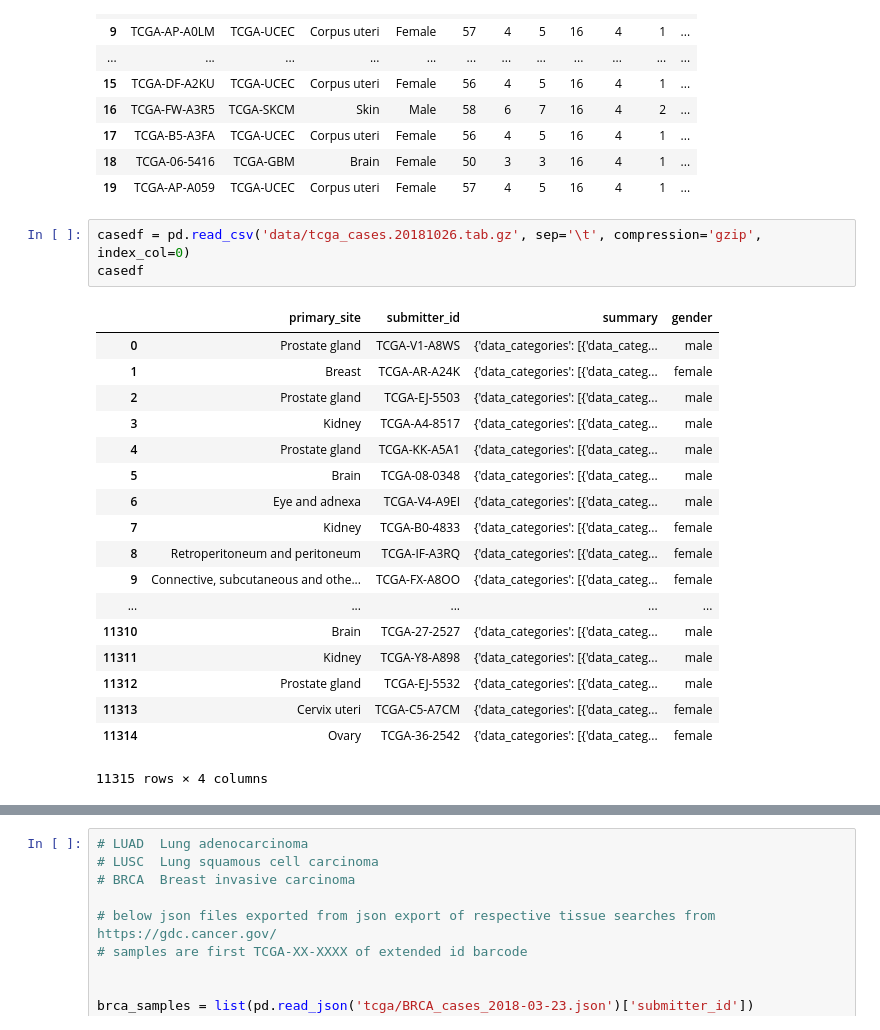
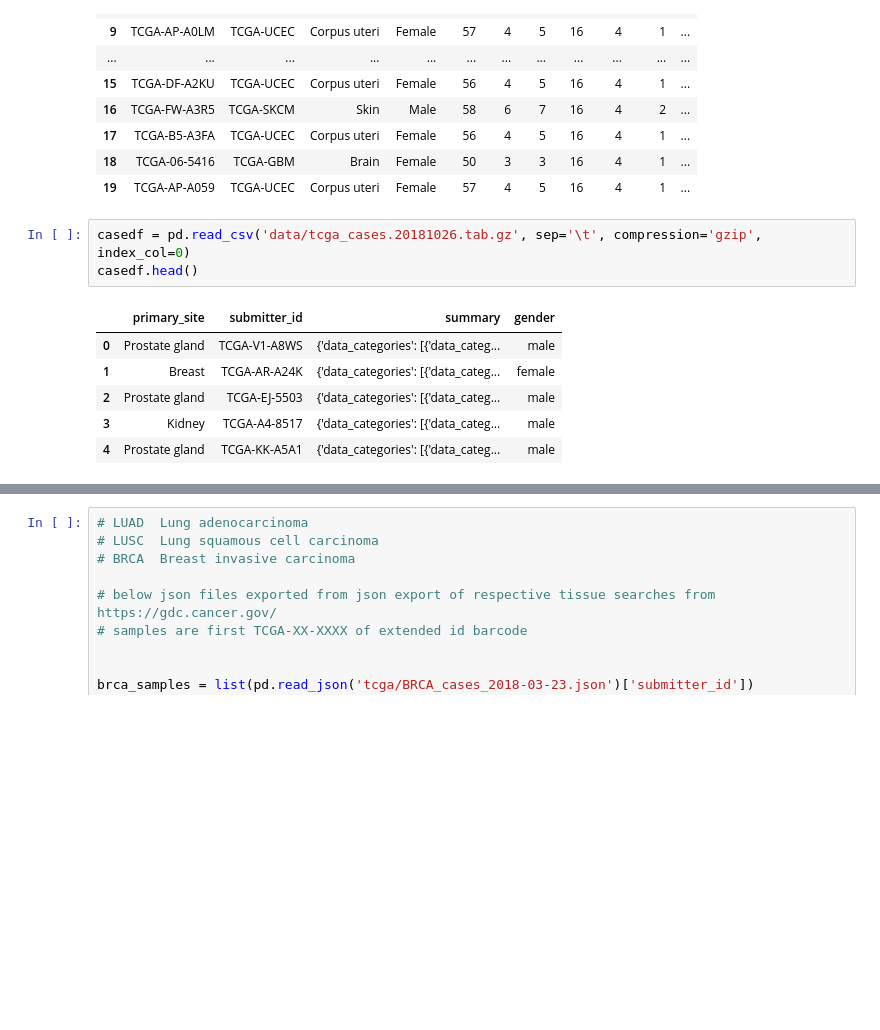
Before and after one commit to thjmattth/clove, a Jupyter notebook: tcga_sandbox.ipynb, the cells around one changed output, grey strips where cells are left out. Cells and saved outputs as stored; diff of their text form; blank space fills up the shorter version.

```diff
--- a/tcga_sandbox.ipynb
+++ b/tcga_sandbox.ipynb
@@ -28,24 +28,12 @@ exp = pd.read_csv('tcga/out_noDuplicateSLC35E2.tsv.gz',compression='gzip', sep='
 | 19 | TCGA-AP-A059 | TCGA-UCEC | Corpus uteri | Female | 57 | 4 | 5 | 16 | 4 | 1 | ... |
 # %%
 casedf = pd.read_csv('data/tcga_cases.20181026.tab.gz', sep='\t', compression='gzip', index_col=0)
-casedf
+casedf.head()
 # %% [output]
 |  | primary_site | submitter_id | summary | gender |
 | 0 | Prostate gland | TCGA-V1-A8WS | {'data_categories': [{'data_categ... | male |
 | 1 | Breast | TCGA-AR-A24K | {'data_categories': [{'data_categ... | female |
 | 2 | Prostate gland | TCGA-EJ-5503 | {'data_categories': [{'data_categ... | male |
 | 3 | Kidney | TCGA-A4-8517 | {'data_categories': [{'data_categ... | male |
 | 4 | Prostate gland | TCGA-KK-A5A1 | {'data_categories': [{'data_categ... | male |
-| 5 | Brain | TCGA-08-0348 | {'data_categories': [{'data_categ... | male |
-| 6 | Eye and adnexa | TCGA-V4-A9EI | {'data_categories': [{'data_categ... | male |
-| 7 | Kidney | TCGA-B0-4833 | {'data_categories': [{'data_categ... | female |
-| 8 | Retroperitoneum and peritoneum | TCGA-IF-A3RQ | {'data_categories': [{'data_categ... | female |
-| 9 | Connective, subcutaneous and othe... | TCGA-FX-A8OO | {'data_categories': [{'data_categ... | female |
-| ... | ... | ... | ... | ... |
-| 11310 | Brain | TCGA-27-2527 | {'data_categories': [{'data_categ... | male |
-| 11311 | Kidney | TCGA-Y8-A898 | {'data_categories': [{'data_categ... | male |
-| 11312 | Prostate gland | TCGA-EJ-5532 | {'data_categories': [{'data_categ... | male |
-| 11313 | Cervix uteri | TCGA-C5-A7CM | {'data_categories': [{'data_categ... | female |
-| 11314 | Ovary | TCGA-36-2542 | {'data_categories': [{'data_categ... | female |
-11315 rows × 4 columns
 # %%
```
Also changed, not shown: parts of 3 cells of this notebook.
